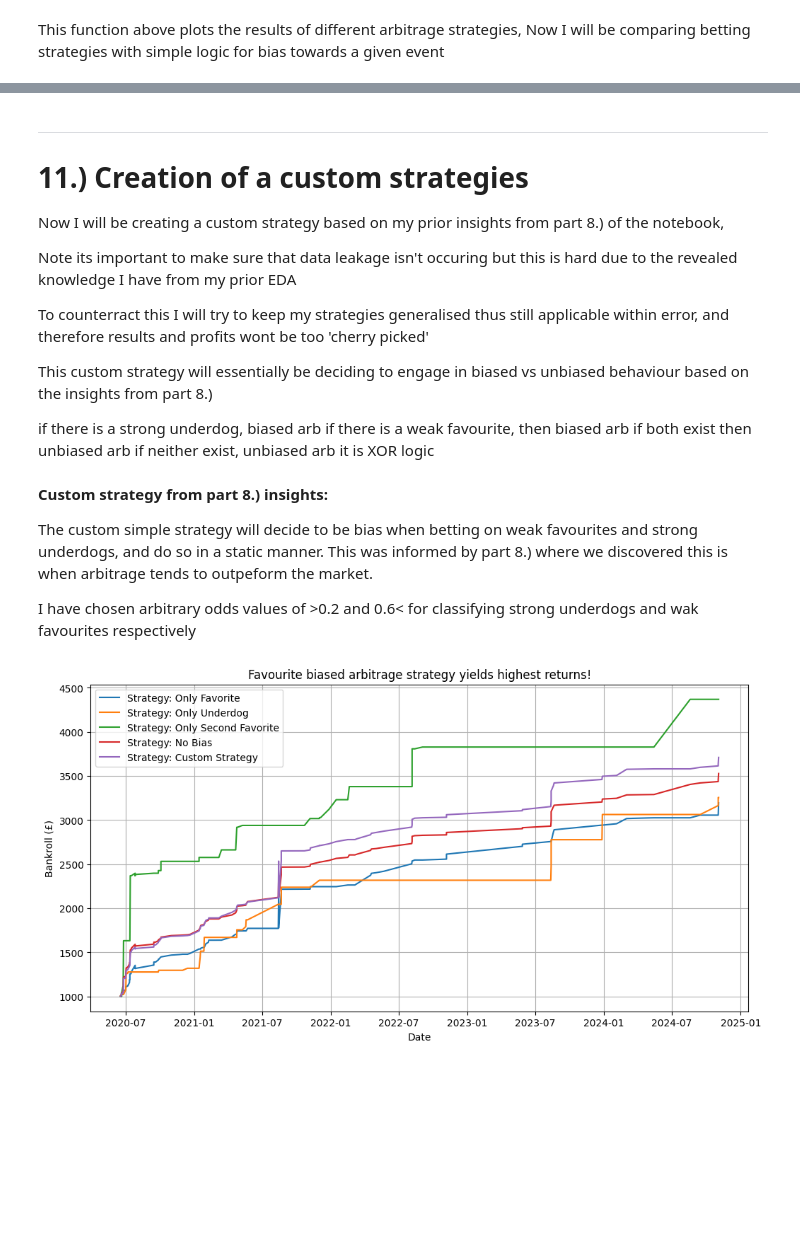
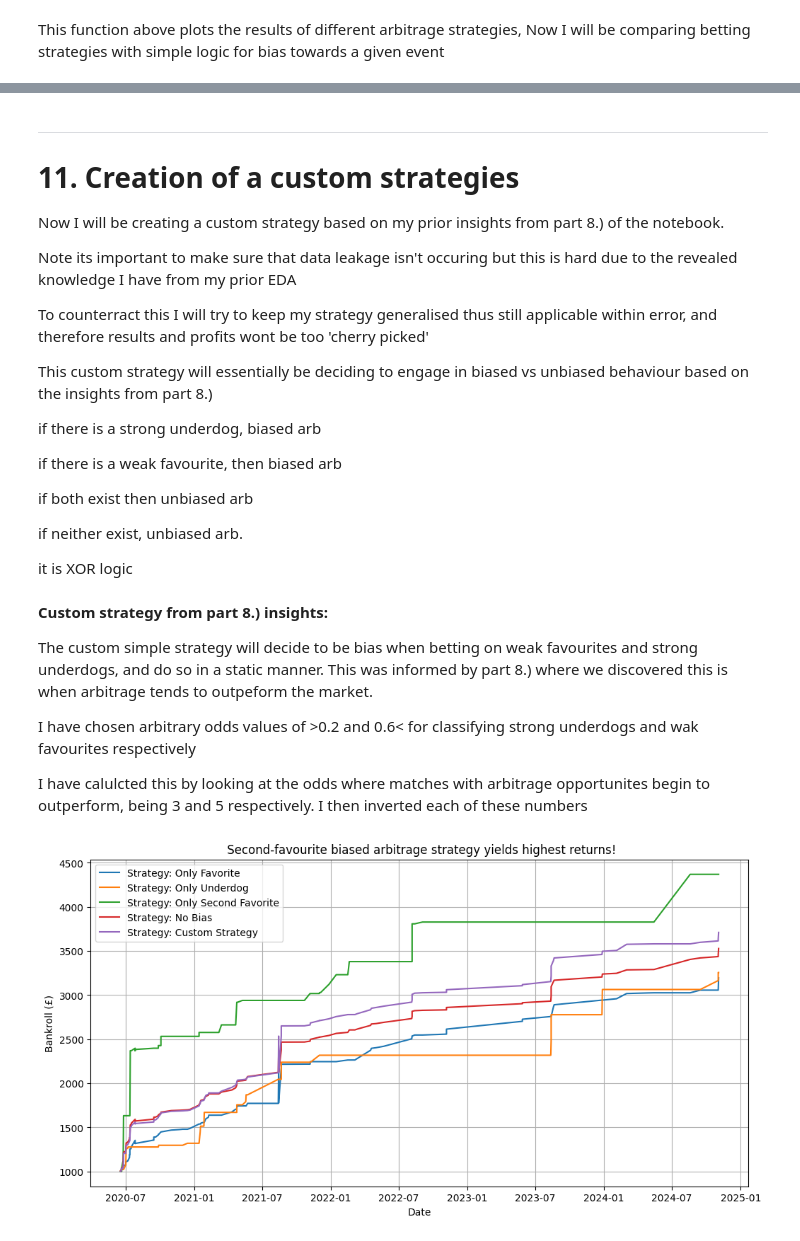
Before and after one commit to thoomkuzhymatthew/EPL_arb_betting, a Jupyter notebook: code/NB04-arbitrage_betting_strategies.ipynb, the cells around one changed output, grey strips where cells are left out. Saved outputs shown, nothing was run; the diff lists cells and outputs as text; code cells hidden in the pictures; blank space fills up the shorter version.

```diff
--- a/code/NB04-arbitrage_betting_strategies.ipynb
+++ b/code/NB04-arbitrage_betting_strategies.ipynb
@@ -890,20 +910,25 @@ Nontheless I still belive I can find an edge over unbiased arbitrage If I create
 # %% [markdown]
 ---
-# 11.) Creation of a custom strategies
+# 11. Creation of a custom strategies
 
-Now I will be creating a custom strategy based on my prior insights from part 8.) of the notebook,
 
+
+Now I will be creating a custom strategy based on my prior insights from part 8.) of the notebook.
 
 Note its important to make sure that data leakage isn't occuring but this is hard due to the revealed knowledge I have from my prior EDA
 
-To counterract this I will try to keep my strategies generalised thus still applicable within error, and therefore results and profits wont be too 'cherry picked'
+To counterract this I will try to keep my strategy generalised thus still applicable within error, and therefore results and profits wont be too 'cherry picked'
 
 This custom strategy will essentially be deciding to engage in biased vs unbiased behaviour based on the insights from part 8.)
 
 if there is a strong underdog, biased arb
+
 if there is a weak favourite, then biased arb
+
 if both exist then unbiased arb
-if neither exist, unbiased arb
+
+if neither exist, unbiased arb.
+
 it is XOR logic
 # %% [markdown]
 
@@ -912,6 +937,8 @@ it is XOR logic
 The custom simple strategy will decide to be bias when betting on weak favourites and strong underdogs, and do so in a static manner. This was informed by part 8.) where we discovered this is when arbitrage tends to outpeform the market.
 
  I have chosen arbitrary odds values of >0.2 and 0.6< for classifying strong underdogs and wak favourites respectively
+
+ I have calulcted this by looking at the odds where matches with arbitrage opportunites begin to outperform, being 3 and 5 respectively. I then inverted each of these numbers
 # %%
 
 def custom_strategy_simple(fav_prob, underdog_prob):
@@ -926,14 +953,14 @@ def custom_strategy_simple(fav_prob, underdog_prob):
 # %%
 bias_strategies = {
     "Only Favorite": only_fav_strategy,
     "Only Underdog": only_underdog_strategy,
     "Only Second Favorite": only_second_fav_strategy,
     "No Bias": no_bias_strategy,
     "Custom Strategy": custom_strategy_simple,
 
 }
 
 
-plot_arb_comparison(arb_events_df, 1000, "2020-01-01", "2025-01-01", bias_strategies, "Favourite biased arbitrage strategy yields highest returns!", "custom_strategy_comparison")
+plot_arb_comparison(arb_events_df, 1000, "2020-01-01", "2025-01-01", bias_strategies, " Second-favourite biased arbitrage strategy yields highest returns!", "custom_strategy_comparison")
 # %% [output]
-[figure, old version]
+[figure, new version]
```
Also changed, not shown: parts of 22 cells of this notebook.
